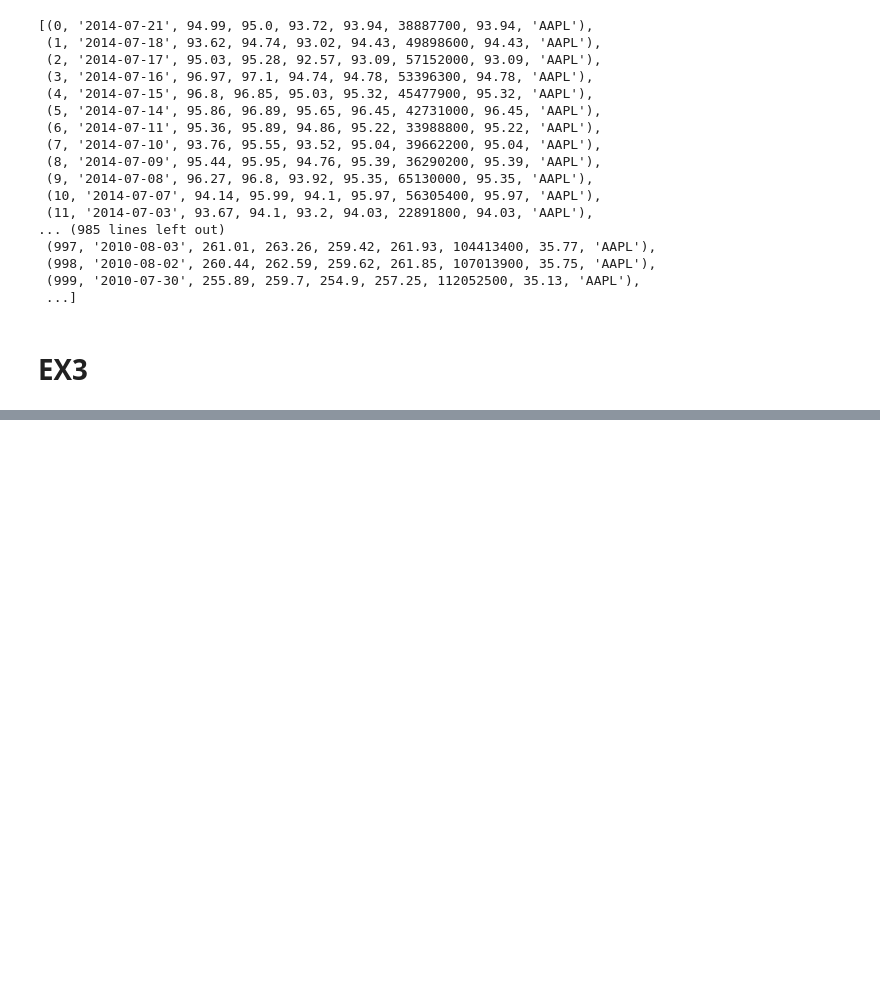
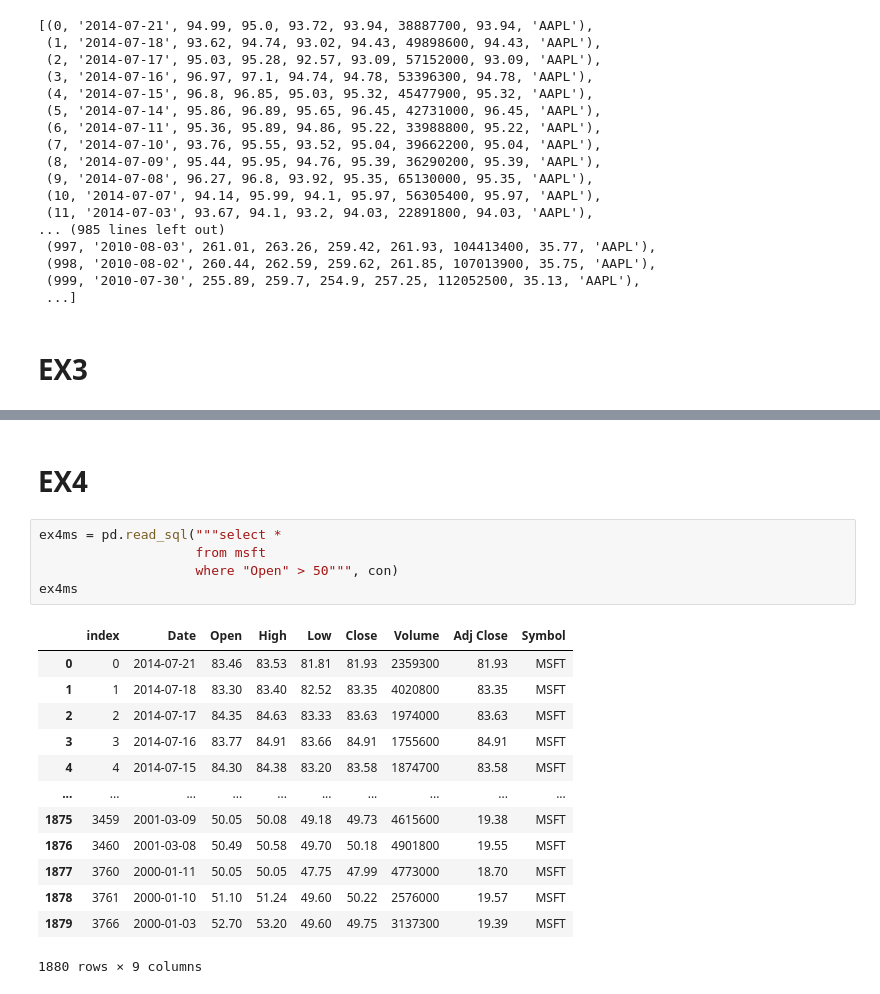
Before and after one commit to Zenog400/ds-m1-0424-code-solutions, a Jupyter notebook: stock-db/Stock DB.ipynb, the cells around one changed output, grey strips where cells are left out. Cells and saved outputs as stored; diff of their text form; blank space fills up the shorter version.

```diff
--- a/stock-db/Stock DB.ipynb
+++ b/stock-db/Stock DB.ipynb
@@ -158,0 +188,21 @@ cur.execute("select max()")
+# %% [markdown]
+# EX4
+# %%
+ex4ms = pd.read_sql("""select *
+                    from msft
+                    where "Open" > 50""", con)
+ex4ms
+# %% [output]
+|  | index | Date | Open | High | Low | Close | Volume | Adj Close | Symbol |
+| 0 | 0 | 2014-07-21 | 83.46 | 83.53 | 81.81 | 81.93 | 2359300 | 81.93 | MSFT |
+| 1 | 1 | 2014-07-18 | 83.30 | 83.40 | 82.52 | 83.35 | 4020800 | 83.35 | MSFT |
+| 2 | 2 | 2014-07-17 | 84.35 | 84.63 | 83.33 | 83.63 | 1974000 | 83.63 | MSFT |
+| 3 | 3 | 2014-07-16 | 83.77 | 84.91 | 83.66 | 84.91 | 1755600 | 84.91 | MSFT |
+| 4 | 4 | 2014-07-15 | 84.30 | 84.38 | 83.20 | 83.58 | 1874700 | 83.58 | MSFT |
+| ... | ... | ... | ... | ... | ... | ... | ... | ... | ... |
+| 1875 | 3459 | 2001-03-09 | 50.05 | 50.08 | 49.18 | 49.73 | 4615600 | 19.38 | MSFT |
+| 1876 | 3460 | 2001-03-08 | 50.49 | 50.58 | 49.70 | 50.18 | 4901800 | 19.55 | MSFT |
+| 1877 | 3760 | 2000-01-11 | 50.05 | 50.05 | 47.75 | 47.99 | 4773000 | 18.70 | MSFT |
+| 1878 | 3761 | 2000-01-10 | 51.10 | 51.24 | 49.60 | 50.22 | 2576000 | 19.57 | MSFT |
+| 1879 | 3766 | 2000-01-03 | 52.70 | 53.20 | 49.60 | 49.75 | 3137300 | 19.39 | MSFT |
+1880 rows × 9 columns
```
Also changed, not shown: parts of 10 cells of this notebook, 2 other files.
